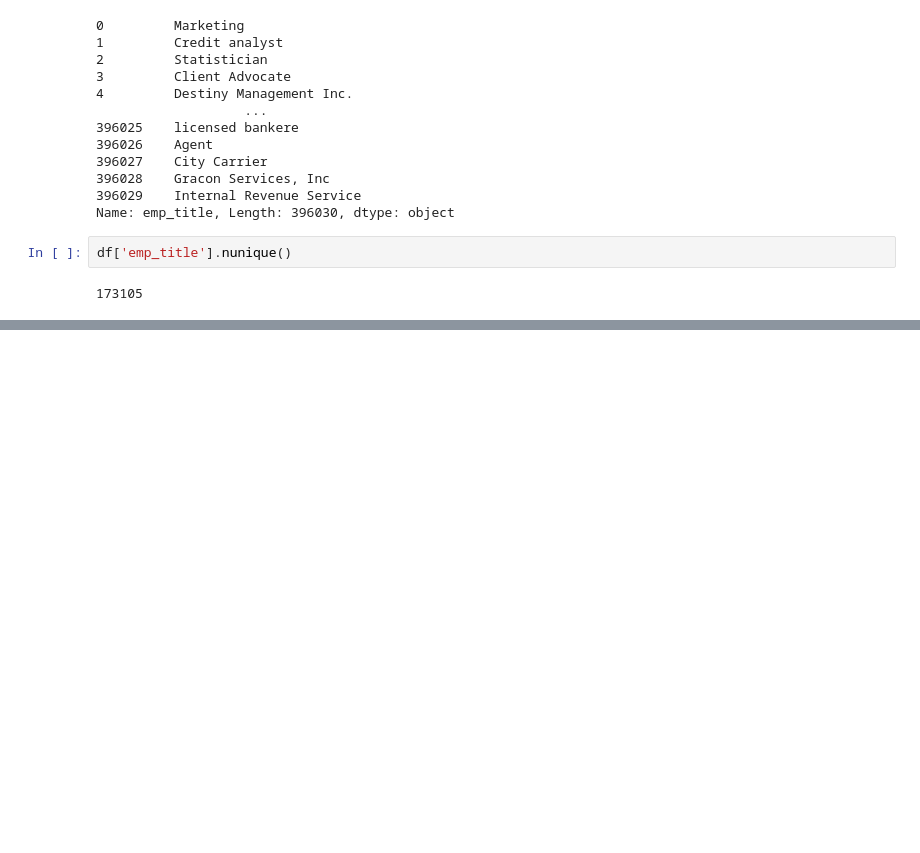
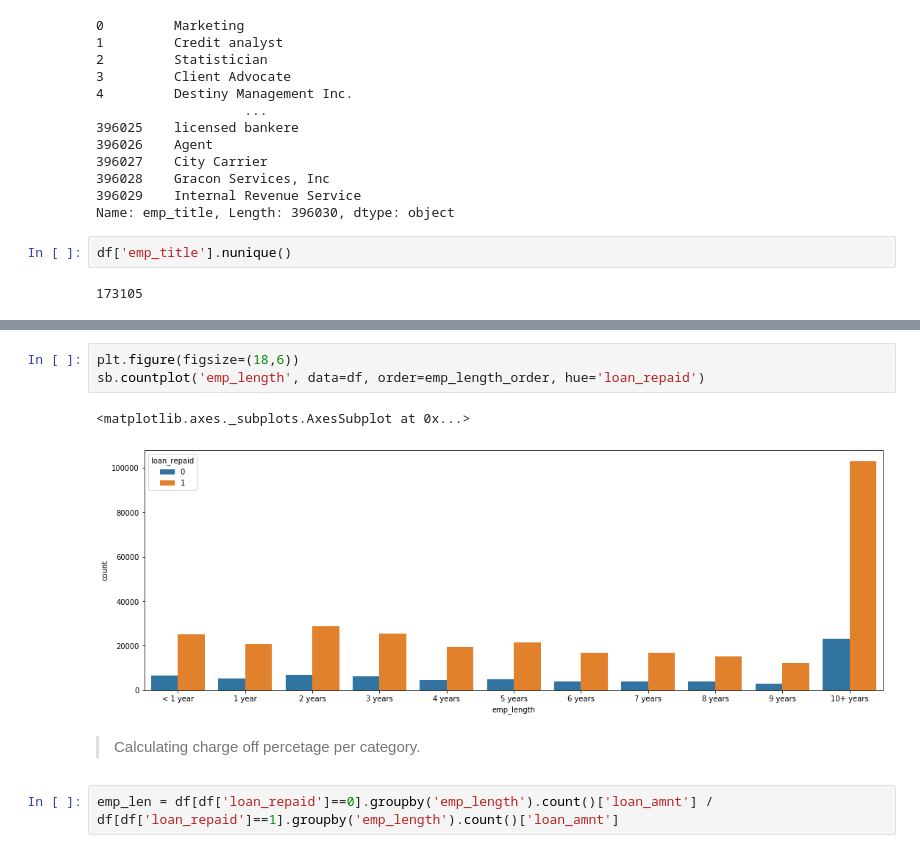
Before and after one commit to molgorithmo/loan_payback_keras_classification, a Jupyter notebook: Loan Payback Classification.ipynb, the cells around one changed output, grey strips where cells are left out. Drawn from its saved outputs; the diff is of its cells as text; blank space fills up the shorter version.

```diff
--- a/Loan Payback Classification.ipynb
+++ b/Loan Payback Classification.ipynb
@@ -301,0 +372,10 @@ df['emp_title'].nunique()
+# %%
+plt.figure(figsize=(18,6))
+sb.countplot('emp_length', data=df, order=emp_length_order, hue='loan_repaid')
+# %% [output]
+<matplotlib.axes._subplots.AxesSubplot at 0x...>
+[figure, added]
+# %% [markdown]
+>Calculating charge off percetage per category.
+# %%
+emp_len = df[df['loan_repaid']==0].groupby('emp_length').count()['loan_amnt'] / df[df['loan_repaid']==1].groupby('emp_length').count()['loan_amnt']
```
Also changed, not shown: parts of 36 cells of this notebook.
